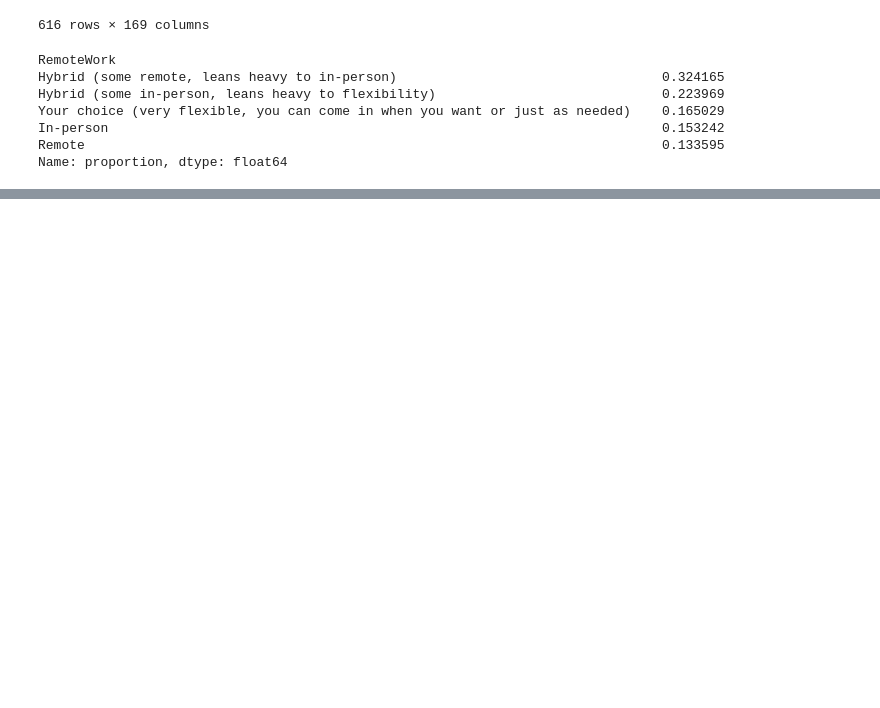
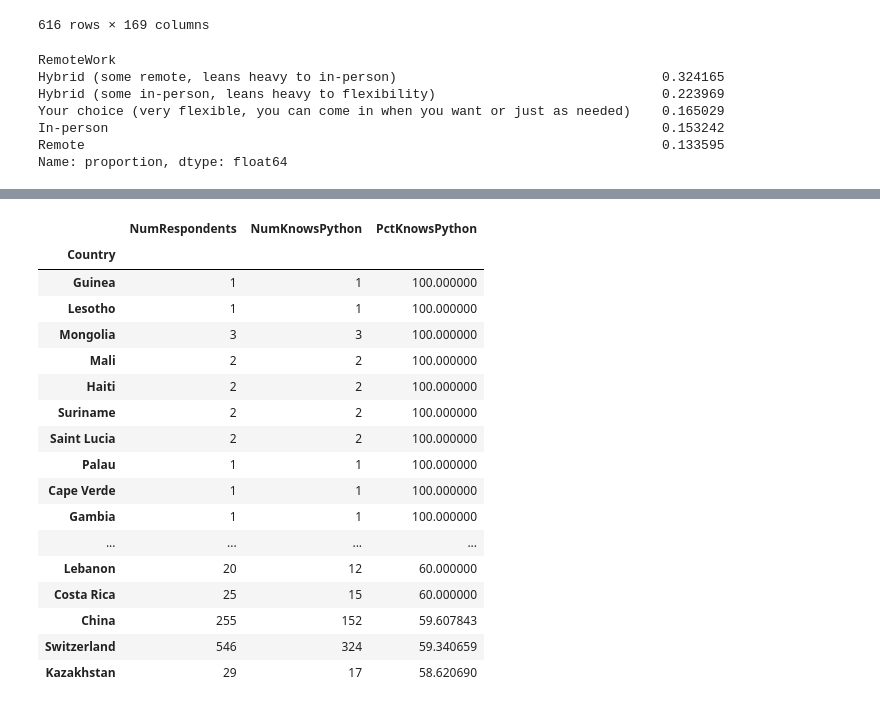
Before and after one commit to marx126/Databehandling-IAN-GAGLIARDI, a Jupyter notebook: Exercises/Stack Overflow exercise/Pandas Demo.ipynb, the cells around one changed output, grey strips where cells are left out. Drawn from its saved outputs; the diff is of its cells as text; code cells hidden in the pictures; blank space fills up the shorter version.

```diff
--- a/Exercises/Stack Overflow exercise/Pandas Demo.ipynb
+++ b/Exercises/Stack Overflow exercise/Pandas Demo.ipynb
@@ -680,0 +766,3 @@ Name: proportion, dtype: float64
+# %%
+country_uses_python = country_grp["LanguageHaveWorkedWith"].apply(lambda x: x.str.contains("Python").sum())
+country_uses_python
@@ -680,0 +783,3 @@ Name: proportion, dtype: float64
+# %%
+python_df = pd.concat([country_respons, country_uses_python], axis="columns")
+python_df
@@ -680,0 +801,3 @@ Name: proportion, dtype: float64
+# %%
+python_df.rename(columns={"count": "NumRespondents", "LanguageHaveWorkedWith": "NumKnowsPython"}, inplace=True)
+python_df
@@ -680,0 +819,3 @@ Name: proportion, dtype: float64
+# %%
+python_df["PctKnowsPython"] = (python_df["NumKnowsPython"]/python_df["NumRespondents"]) * 100
+python_df
@@ -680,0 +837,21 @@ Name: proportion, dtype: float64
+# %%
+python_df.sort_values(by="PctKnowsPython", ascending=False).head(30)
+# %% [output]
+|  | NumRespondents | NumKnowsPython | PctKnowsPython |
+| Country |  |  |  |
+| Guinea | 1 | 1 | 100.000000 |
+| Lesotho | 1 | 1 | 100.000000 |
+| Mongolia | 3 | 3 | 100.000000 |
+| Mali | 2 | 2 | 100.000000 |
+| Haiti | 2 | 2 | 100.000000 |
+| Suriname | 2 | 2 | 100.000000 |
+| Saint Lucia | 2 | 2 | 100.000000 |
+| Palau | 1 | 1 | 100.000000 |
+| Cape Verde | 1 | 1 | 100.000000 |
+| Gambia | 1 | 1 | 100.000000 |
+| ... | ... | ... | ... |
+| Lebanon | 20 | 12 | 60.000000 |
+| Costa Rica | 25 | 15 | 60.000000 |
+| China | 255 | 152 | 59.607843 |
+| Switzerland | 546 | 324 | 59.340659 |
+| Kazakhstan | 29 | 17 | 58.620690 |
```
Also changed, not shown: parts of 12 cells of this notebook.
